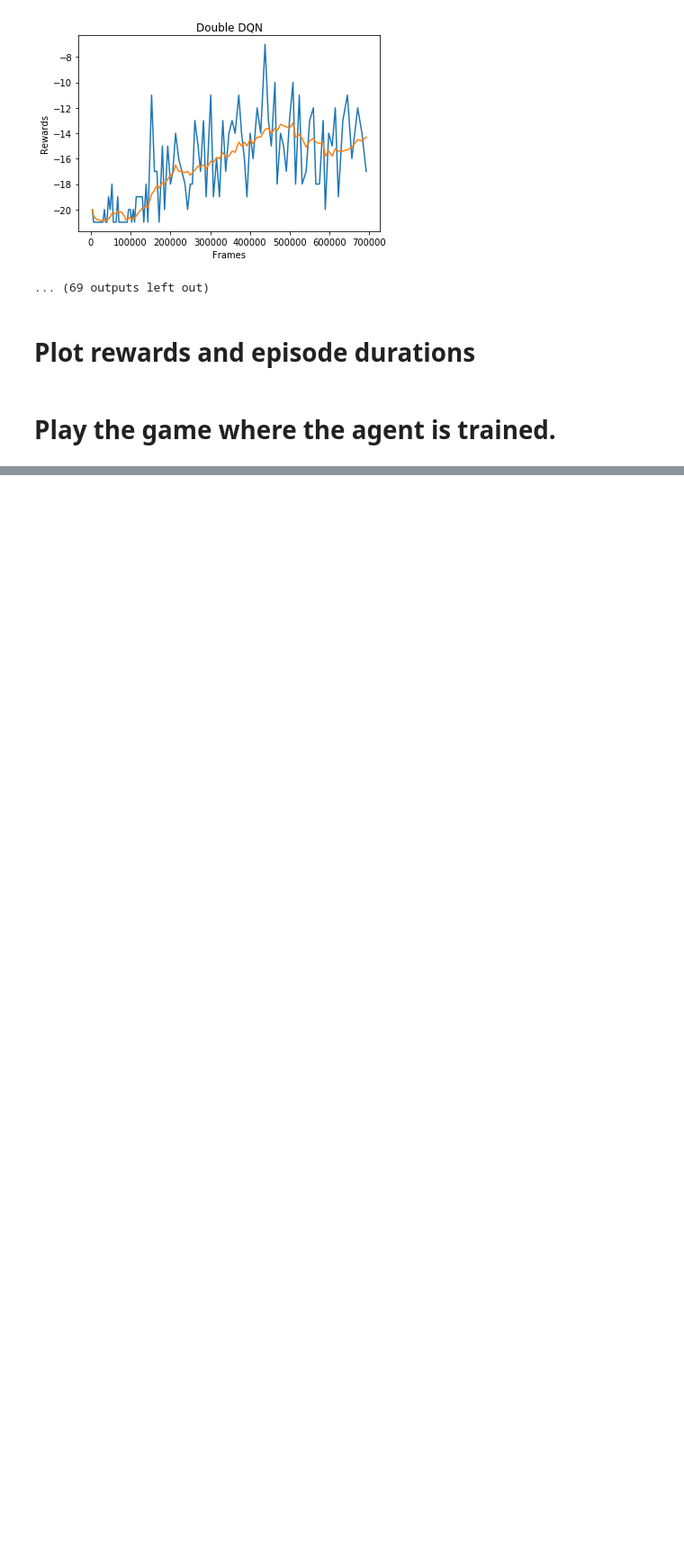
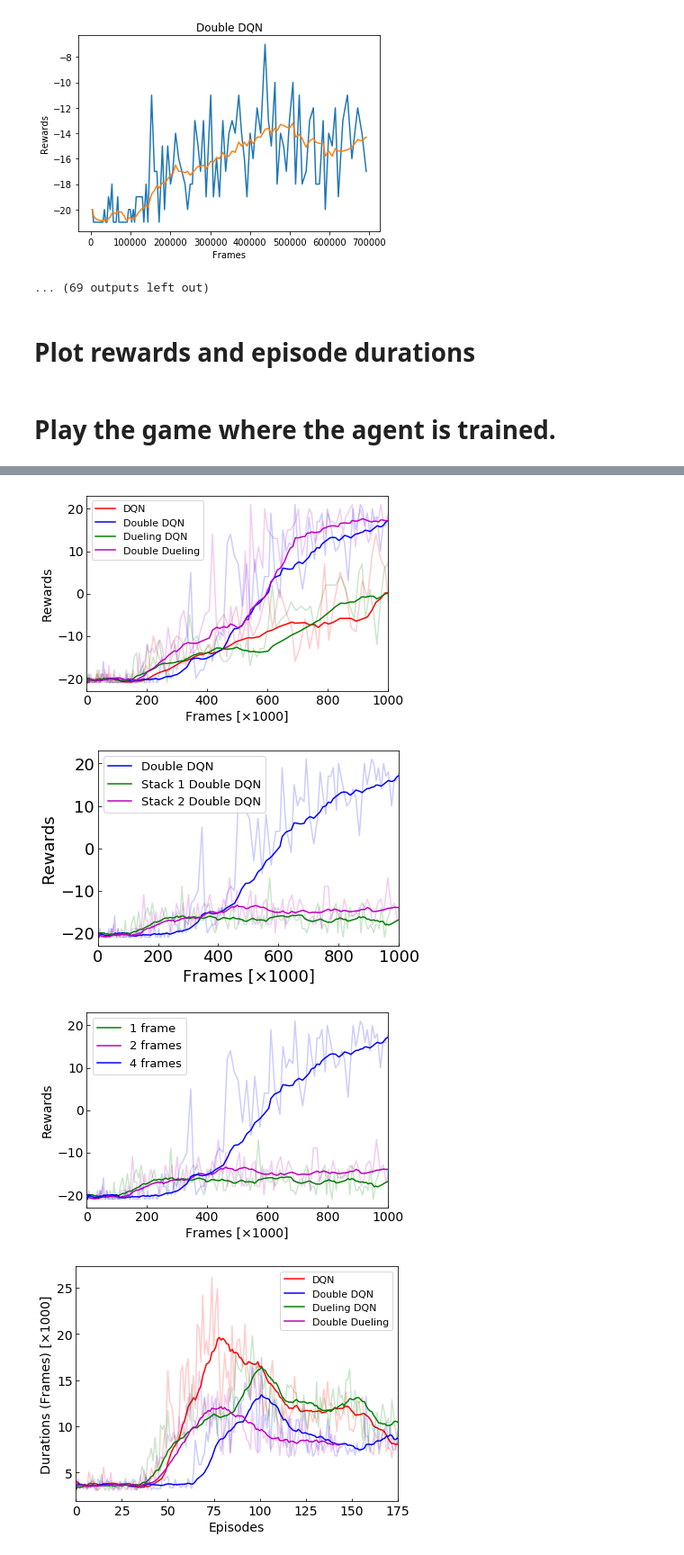
Before and after one commit to AutobotZee/DQNPong, a Jupyter notebook: For_report/DQN_JupyterNotebook.ipynb, the cells around one changed output, grey strips where cells are left out. Shown at 90% size. Cells and saved outputs as stored; diff of their text form; code cells hidden in the pictures; blank space fills up the shorter version.

```diff
--- a/For_report/DQN_JupyterNotebook.ipynb
+++ b/For_report/DQN_JupyterNotebook.ipynb
@@ -507,4 +513,14 @@ def play(env):
 # %%
+# moving average for plotting
+def movave(r,n=10):
+    X=[i for i in range(len(r))]
+    for i in range(len(r)):
+        if i+1<n:
+            X[i]=sum(r[:i+1])/(i+1)
+        else:
+            X[i]=sum(r[i+1-n:i+1])/n
+    return X
+
 import pickle
 import matplotlib.pyplot as plt
 file=['Dec1/Dec1cpu','Dec1/Dec1cpu_double','Dec1/Dec1cpu_duel',
@@ -541,97 +557,39 @@ plt.rcParams['xtick.direction'] = 'in'
 plt.rcParams['ytick.direction'] = 'in'
 plt.savefig('Difmodelpdf.pdf');plt.show()
 
-plt.figure()
-for i in [1,7,8]:
-    plt.plot(np.array(frames[i])/10**3,movave(R[i],15),col[i],label=dqname[i])
-    plt.plot(np.array(frames[i])/10**3,R[i],col[i],alpha=0.2)
-plt.xlabel('Frames [×1000]',fontsize=18);plt.ylabel('Rewards',fontsize=18);
-plt.tick_params(labelsize=18);plt.xlim([0,1000]);plt.legend(fontsize=13);
-#plt.title('Loss MSE vs Huber')
-plt.savefig('loss_comp.pdf');plt.show()
 
 plt.figure()
 plt.plot(np.array(frames[7])/10**3,movave(R[7],15),col[7],label='1 frame')
 plt.plot(np.array(frames[7])/10**3,R[7],col[7],alpha=0.2)
 plt.plot(np.array(frames[8])/10**3,movave(R[8],15),col[8],label='2 frames')
 plt.plot(np.array(frames[8])/10**3,R[8],col[8],alpha=0.2)
 plt.plot(np.array(frames[1])/10**3,movave(R[1],15),col[1],label='4 frames')
 plt.plot(np.array(frames[1])/10**3,R[1],col[1],alpha=0.2)
 plt.xlabel('Frames [×1000]',fontsize=14);plt.ylabel('Rewards',fontsize=14);
 plt.tick_params(labelsize=14);plt.xlim([0,1000]);plt.legend(fontsize=13);
 plt.rcParams['xtick.direction'] = 'in'
 plt.rcParams['ytick.direction'] = 'in'
 #plt.title('Stack DQN')
 plt.savefig('catpdf.pdf');plt.show()
 
 # =============================================================================
 # Durations
 # =============================================================================
 
 # plots
 plt.figure(figsize=(6.4, 4.8))
 for i in range(4):
     plt.plot(movave(np.array(dur[i])/10**3,15),col[i],label=dqname[i])
     plt.plot(np.array(dur[i])/10**3,col[i],alpha=0.2)
 plt.xlabel('Episodes',fontsize=14);
 plt.ylabel('Durations (Frames) [×1000]',fontsize=14);
 plt.tick_params(labelsize=14);
 plt.xlim([0,175]);
 plt.legend(fontsize=11);
 #plt.title('Episode durations',fontsize=20)
 plt.savefig('dur.pdf');plt.show()
-
-plt.figure()
-for i in [1,7]:
-    plt.plot(movave(dur[i],15),col[i],label=dqname[i])
-    plt.plot(dur[i],col[i],alpha=0.2)
-plt.xlabel('Episodes',fontsize=18);plt.ylabel('Durations (Frames)',fontsize=18);
-plt.tick_params(labelsize=18);plt.xlim([0,1000]);plt.legend(fontsize=13);
-#plt.title('Loss MSE vs Huber')
-plt.savefig('loss_comp_dur.pdf');plt.show()
-
-plt.figure()
-plt.plot(movave(dur[1],15),col[1],label='4 frames input')
-plt.plot(dur[1],col[1],alpha=0.2)
-plt.plot(movave(dur[7],15),col[7],label='1 frame input')
-plt.plot(dur[7],col[7],alpha=0.2)
-plt.xlabel('Episodes',fontsize=18);plt.ylabel('Durations (Frames)',fontsize=18);
-plt.tick_params(labelsize=18);plt.xlim([0,150]);plt.legend(fontsize=13);
-#plt.title('Stack DQN')
-plt.savefig('cat_dur.pdf');plt.show()
-
-# =============================================================================
-# =============================================================================
-# steps epsilon
-# =============================================================================
-# =============================================================================
-
-def eps(step):
-    eps_threshold = EPS_END + (EPS_START - EPS_END) * math.exp(-1. * step / EPS_DECAY)
-    return eps_threshold
-
-from itertools import count
-num_scr=4
-steps=0
-E=[]
-for i in range(len(durations)):
-    t=0
-    for k in range(num_scr-1):
-        t+=1
-        E.append(eps(steps))
-    for m in count():
-        for n in range(num_scr):
-            E.append(eps(steps))
-        steps+=1
-        t+=1
-        if t==durations[i]:
-            break
-
-plt.figure()
-plt.plot(E)
-plt.xscale('linear')
-plt.tick_params(labelsize=18)
-plt.xlim(0,len(E))
-plt.xlabel('Steps',fontsize=18);plt.ylabel('Epsilon',fontsize=18);
-plt.savefig('epsilon.png')
-plt.show()
+# %% [output]
+[figure, added]
+[figure, added]
+[figure, added]
+[figure, added]
```
Also changed, not shown: parts of 7 cells of this notebook.
